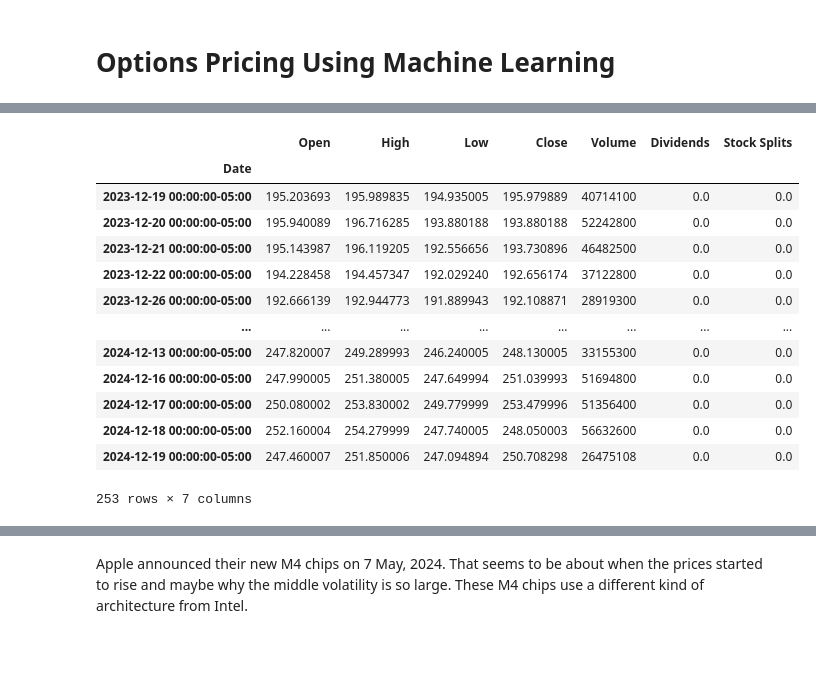
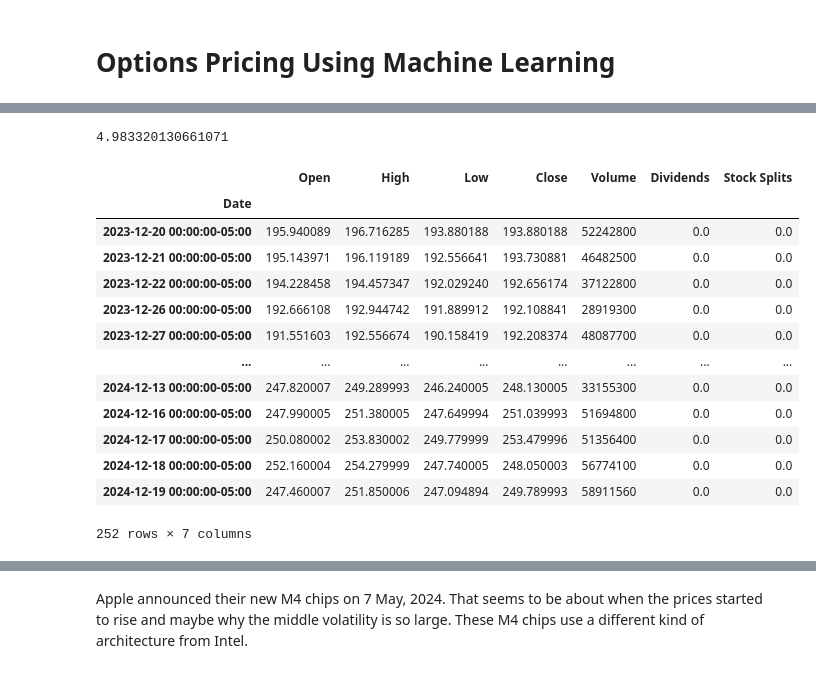
Before and after one commit to sunscorched/OptionsPricing, a Jupyter notebook: options_pricing.ipynb, the cells around one changed output, grey strips where cells are left out. Drawn from its saved outputs; the diff is of its cells as text; code cells hidden in the pictures.

```diff
--- a/options_pricing.ipynb
+++ b/options_pricing.ipynb
@@ -10,19 +11,16 @@ from sklearn.preprocessing import StandardScaler
 from sklearn.ensemble import RandomForestRegressor
 from sklearn.metrics import mean_squared_error
 # %%
-# Define the ticker symbol
-ticker_symbol = "AAPL" # Apple
-
 # Create a Ticker object
-ticker = yf.Ticker(ticker_symbol)
+apple_ticker = yf.Ticker("AAPL")
 
 # Fetch historical market data
-historical_data = ticker.history(period="1y")  # data for the last year
+apple_historical_data = apple_ticker.history(period="1y")  # data for the last year
 print("Historical Data:")
-print(historical_data.head(5))
+print(apple_historical_data.head(5))
 
 # Fetch basic financials
-financials = ticker.financials
+financials = apple_ticker.financials
 print("\nFinancials:")
 print(financials)
 
@@ -51,21 +49,30 @@ Date
+# %%
+# Fetch risk-free interest rate
+rfir_array = yf.Ticker("^IRX").history(period="1y").Close
+
+rfir = np.mean(rfir_array.values)
+
+print(rfir)
+# %% [output]
+4.983320130661071
 # %%
-apple=pd.DataFrame(historical_data)
+apple=pd.DataFrame(apple_historical_data)
 apple
 # %% [output]
 |  | Open | High | Low | Close | Volume | Dividends | Stock Splits |
 | Date |  |  |  |  |  |  |  |
-| 2023-12-19 00:00:00-05:00 | 195.203693 | 195.989835 | 194.935005 | 195.979889 | 40714100 | 0.0 | 0.0 |
 | 2023-12-20 00:00:00-05:00 | 195.940089 | 196.716285 | 193.880188 | 193.880188 | 52242800 | 0.0 | 0.0 |
-| 2023-12-21 00:00:00-05:00 | 195.143987 | 196.119205 | 192.556656 | 193.730896 | 46482500 | 0.0 | 0.0 |
+| 2023-12-21 00:00:00-05:00 | 195.143971 | 196.119189 | 192.556641 | 193.730881 | 46482500 | 0.0 | 0.0 |
 | 2023-12-22 00:00:00-05:00 | 194.228458 | 194.457347 | 192.029240 | 192.656174 | 37122800 | 0.0 | 0.0 |
-| 2023-12-26 00:00:00-05:00 | 192.666139 | 192.944773 | 191.889943 | 192.108871 | 28919300 | 0.0 | 0.0 |
+| 2023-12-26 00:00:00-05:00 | 192.666108 | 192.944742 | 191.889912 | 192.108841 | 28919300 | 0.0 | 0.0 |
+| 2023-12-27 00:00:00-05:00 | 191.551603 | 192.556674 | 190.158419 | 192.208374 | 48087700 | 0.0 | 0.0 |
 | ... | ... | ... | ... | ... | ... | ... | ... |
 | 2024-12-13 00:00:00-05:00 | 247.820007 | 249.289993 | 246.240005 | 248.130005 | 33155300 | 0.0 | 0.0 |
 | 2024-12-16 00:00:00-05:00 | 247.990005 | 251.380005 | 247.649994 | 251.039993 | 51694800 | 0.0 | 0.0 |
 | 2024-12-17 00:00:00-05:00 | 250.080002 | 253.830002 | 249.779999 | 253.479996 | 51356400 | 0.0 | 0.0 |
-| 2024-12-18 00:00:00-05:00 | 252.160004 | 254.279999 | 247.740005 | 248.050003 | 56632600 | 0.0 | 0.0 |
-| 2024-12-19 00:00:00-05:00 | 247.460007 | 251.850006 | 247.094894 | 250.708298 | 26475108 | 0.0 | 0.0 |
+| 2024-12-18 00:00:00-05:00 | 252.160004 | 254.279999 | 247.740005 | 248.050003 | 56774100 | 0.0 | 0.0 |
+| 2024-12-19 00:00:00-05:00 | 247.460007 | 251.850006 | 247.094894 | 249.789993 | 58911560 | 0.0 | 0.0 |
-253 rows × 7 columns
+252 rows × 7 columns
 # %%
 # a baseline for predicting volatility
 """
```
Also changed, not shown: parts of 16 cells of this notebook.
